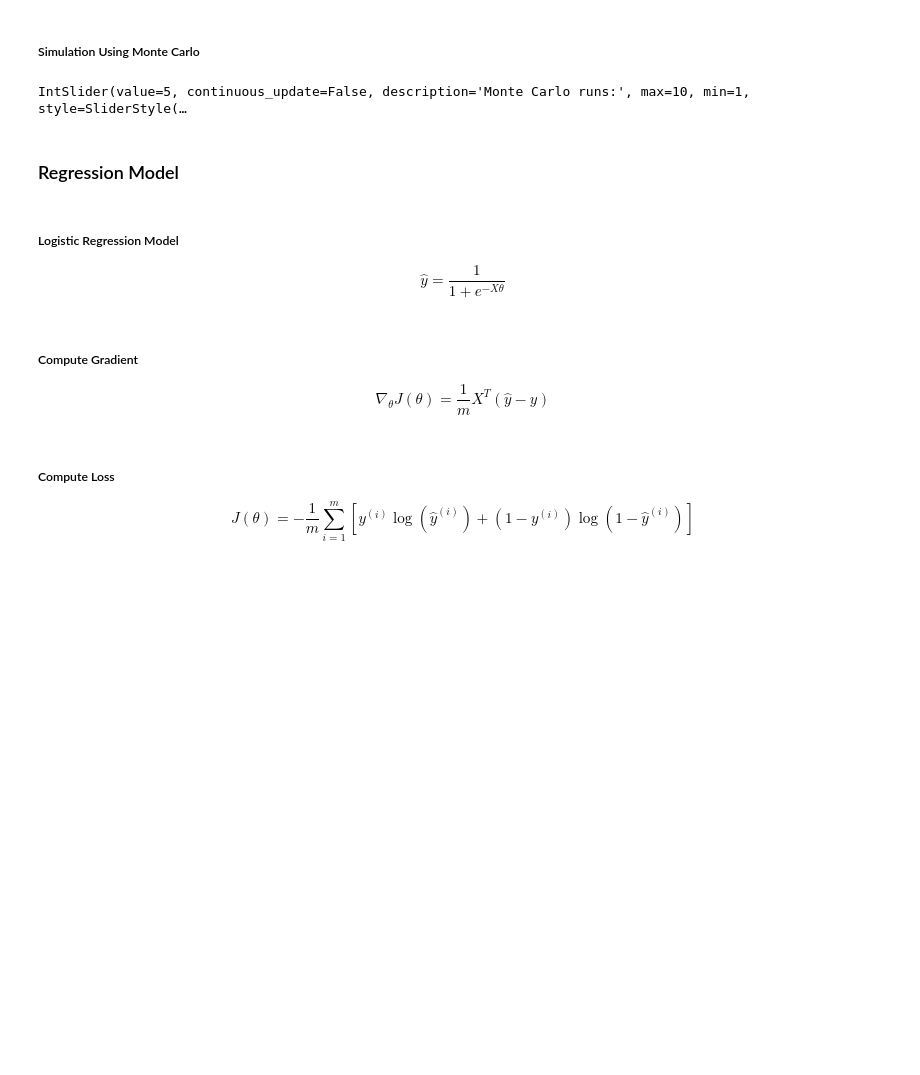
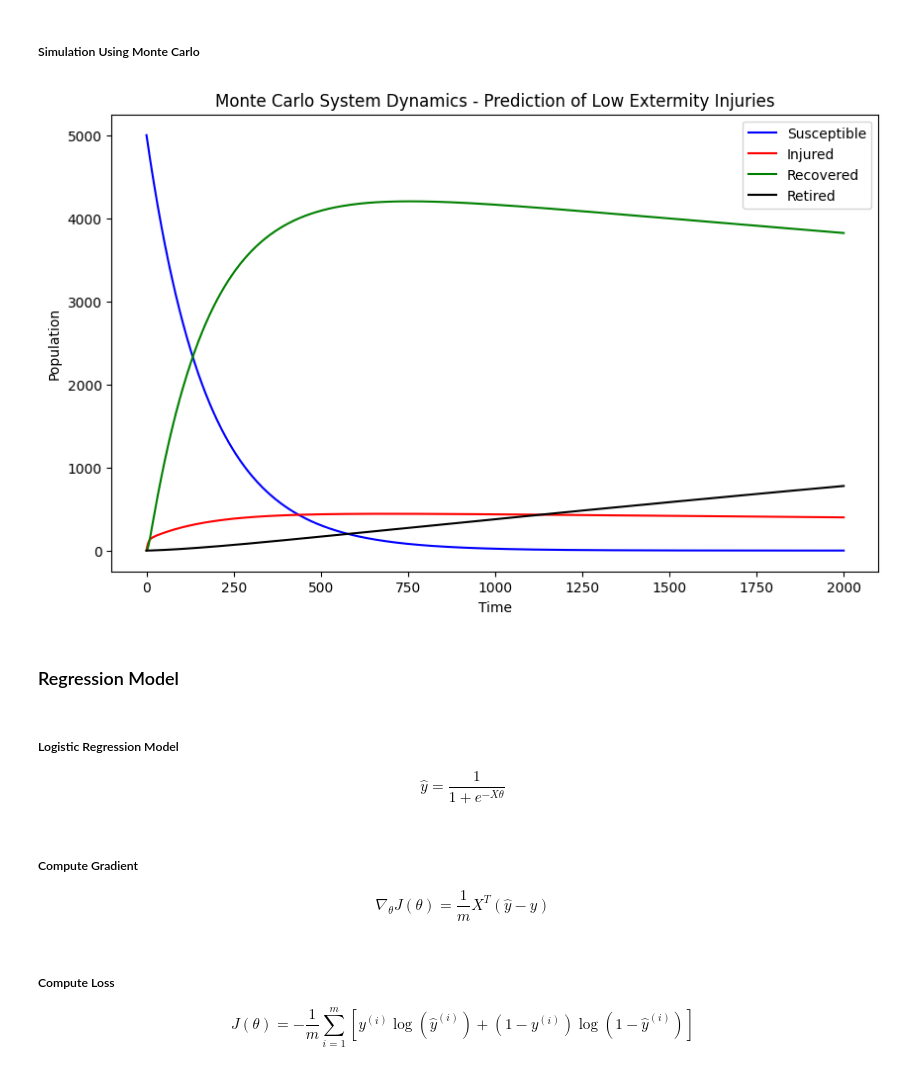
Before and after one commit to zeyadmohaymen/injury-dynamics-model, a Jupyter notebook: src/simulations.ipynb, the cells around one changed output. Saved outputs shown, nothing was run; the diff lists cells and outputs as text; code cells hidden in the pictures; blank space fills up the shorter version.

```diff
--- a/src/simulations.ipynb
+++ b/src/simulations.ipynb
@@ -216,5 +209,0 @@ sus_average, inj_average, rec_average, ret_average = [], [], [], []
-# %%
-monte_carlo_runs_slider = widgets.IntSlider(value=5, min=1, max=10, step=1, description='Monte Carlo runs:', continuous_update=False, style={'description_width': 'initial'})
-display(monte_carlo_runs_slider)
-# %% [output]
-IntSlider(value=5, continuous_update=False, description='Monte Carlo runs:', max=10, min=1, style=SliderStyle(…
@@ -246,3 +210,72 @@ for _ in range(monte_carlo_runs):
+# %%
+import numpy as np
+from scipy.integrate import odeint
+import matplotlib.pyplot as plt
+
+#differential equations
+def model(y, t, sus_injury_rate, sus_training_rate, rec_injury_rate, rec_training_rate, rehab_rate, ret_rate):
+    susceptible, injured, recovered, retired = y
+
+    dsdt = - susceptible * sus_injury_rate * sus_training_rate
+    didt = susceptible * sus_injury_rate * sus_training_rate + recovered * rec_injury_rate * rec_training_rate - injured * rehab_rate - injured * ret_rate
+    drdt = injured * rehab_rate - recovered * rec_injury_rate * rec_training_rate
+    drretdt = injured * ret_rate
+
+    return [dsdt, didt, drdt, drretdt]
+
+#monte carlo parameters
+simulations = 5
+np.random.seed(42)
+
+
+#time steps
+t = np.arange(0, simulation_length / 10, dt)
+
+#initializing arrays for the results
+sus_average, inj_average, rec_average, ret_average = np.zeros_like(t), np.zeros_like(t), np.zeros_like(t), np.zeros_like(t)
+
+#monte carlo simulations
+for _ in range(simulations):
+    #random variations
+    mc_sus_injury_rate = sus_injury_rate + (sus_injury_rate / 10) * np.random.randn()
+    mc_sus_training_rate = sus_training_rate + (sus_training_rate / 10) * np.random.randn()
+    mc_rec_injury_rate = rec_injury_rate + (rec_injury_rate / 10) * np.random.randn()
+    mc_rec_training_rate = rec_training_rate + (rec_training_rate / 10) * np.random.randn()
+    mc_rehab_rate = rehabilitation_rate + (rehabilitation_rate / 10) * np.random.randn()
+    mc_ret_rate = retire_rate + (retire_rate / 10) * np.random.randn()
+
+    #initial conditions for each starting from zero recovered and zero retired
+    initial_conditions = [susceptible, injured, recovered, retired]
+
+    #solving the system
+    result = odeint(model, initial_conditions, t, args=(mc_sus_injury_rate, mc_sus_training_rate, mc_rec_injury_rate, mc_rec_training_rate, mc_rehab_rate, mc_ret_rate))
+
+    #accumlating the results
+    sus_average += result[:, 0]
+    inj_average += result[:, 1]
+    rec_average += result[:, 2]
+    ret_average += result[:, 3]
+
+#averaging the results over number of simulations (5)
+sus_average /= simulations
+inj_average /= simulations
+rec_average /= simulations
+ret_average /= simulations
+
+#plotting the results
+plt.figure(figsize=(10, 6))
+plt.plot(t, sus_average, label='Susceptible', color='b')
+plt.plot(t, inj_average, label='Injured', color='r')
+plt.plot(t, rec_average, label='Recovered', color='g')
+plt.plot(t, ret_average, label='Retired', color='black')
+
+plt.xlabel('Time')
+plt.ylabel('Population')
+plt.title('Monte Carlo System Dynamics - Prediction of Low Extermity Injuries')
+plt.legend()
+plt.show()
+# %% [output]
+[figure, added]
 # %% [markdown]
 ### Regression Model
 # %% [markdown]
```
Also changed, not shown: parts of 11 cells of this notebook.
